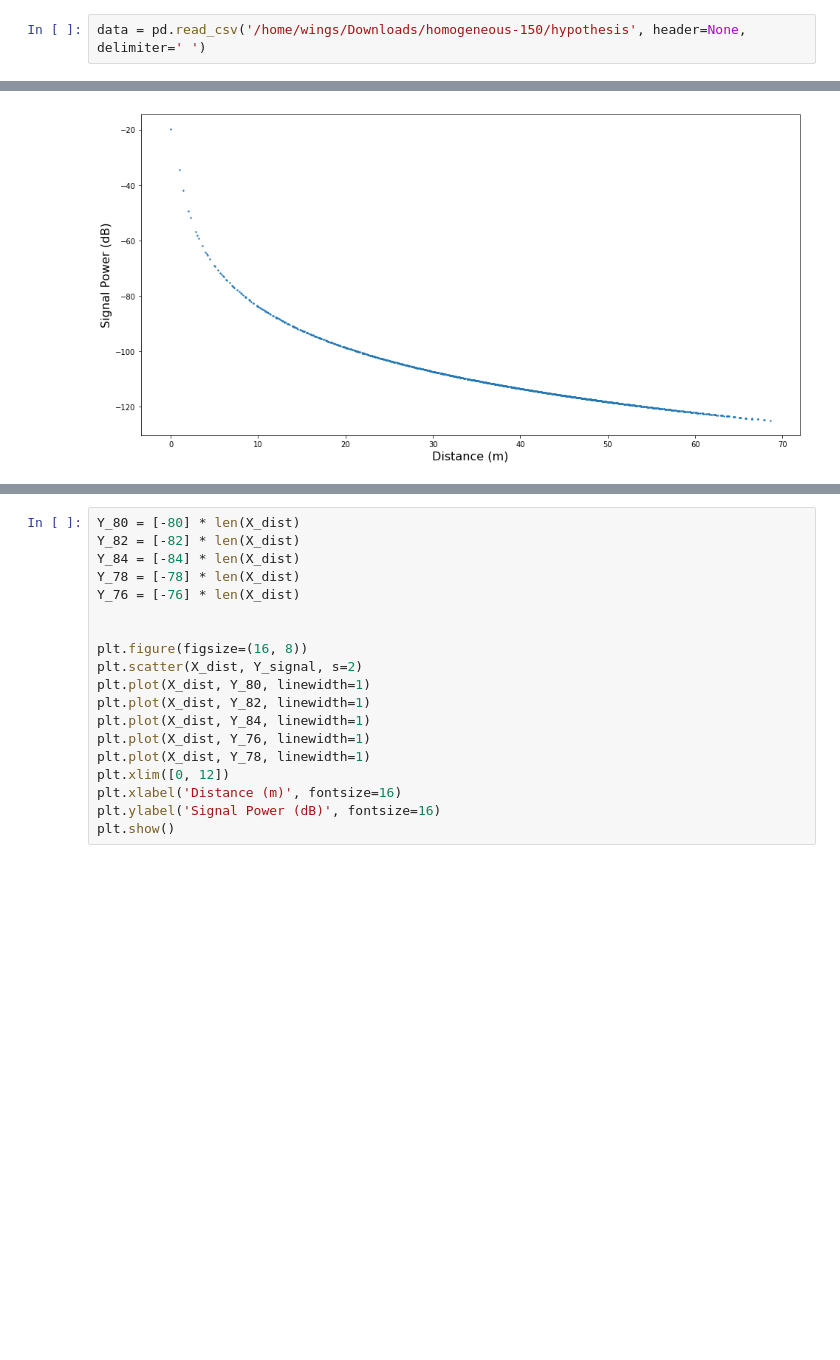
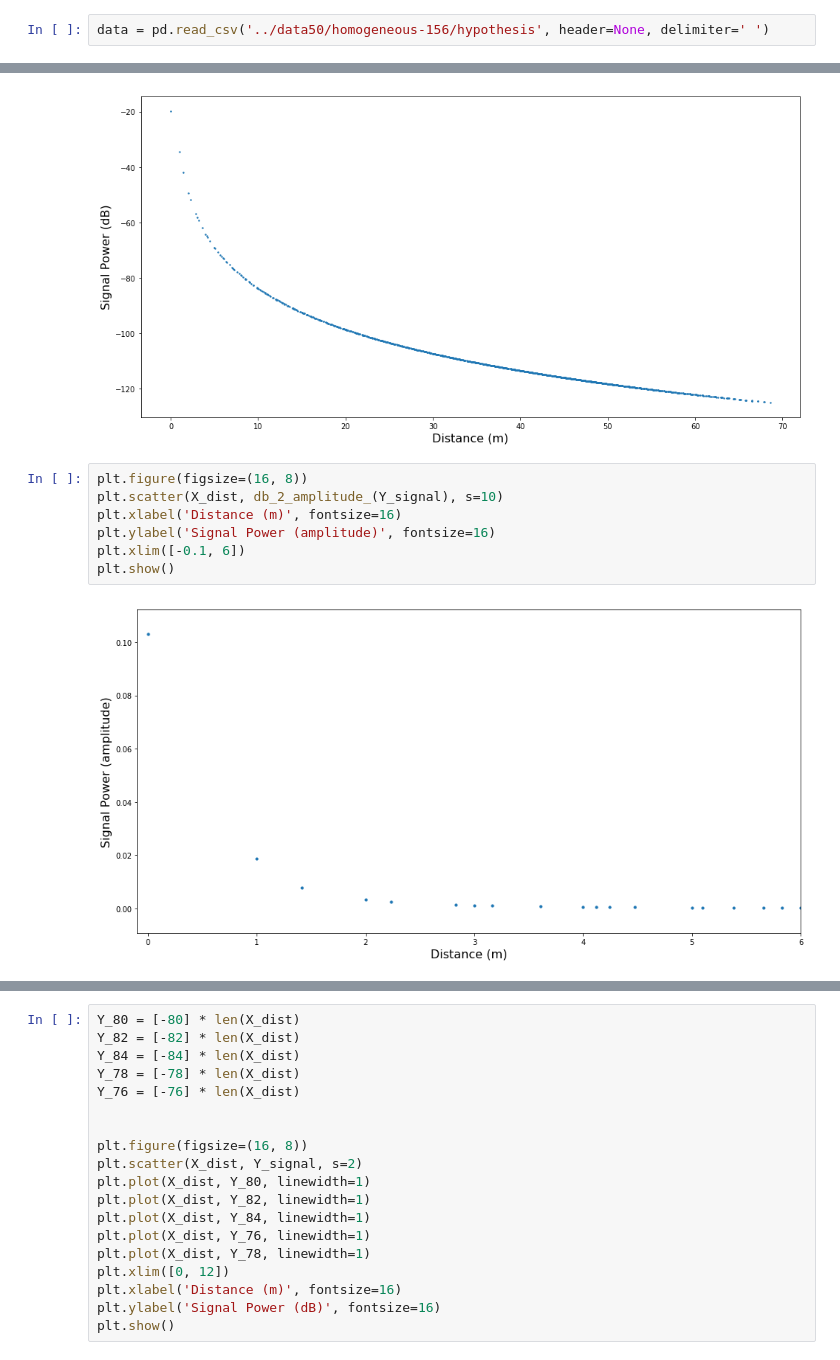
Before and after one commit to caitaozhan/Localization, a Jupyter notebook: visualize/visualize.ipynb, the cells around one changed output, grey strips where cells are left out. Saved outputs shown, nothing was run; the diff lists cells and outputs as text; blank space fills up the shorter version.

```diff
--- a/visualize/visualize.ipynb
+++ b/visualize/visualize.ipynb
@@ -5,7 +5,7 @@ import matplotlib.pyplot as plt
 import seaborn as sns
 import math
 # %%
-data = pd.read_csv('/home/wings/Downloads/homogeneous-150/hypothesis', header=None, delimiter=' ')
+data = pd.read_csv('../data50/homogeneous-156/hypothesis', header=None, delimiter=' ')
 # %%
 %%time
 
@@ -34,3 +46,12 @@ plt.ylabel('Signal Power (dB)', fontsize=16)
 plt.show()
 # %% [output]
 [figure]
+# %%
+plt.figure(figsize=(16, 8))
+plt.scatter(X_dist, db_2_amplitude_(Y_signal), s=10)
+plt.xlabel('Distance (m)', fontsize=16)
+plt.ylabel('Signal Power (amplitude)', fontsize=16)
+plt.xlim([-0.1, 6])
+plt.show()
+# %% [output]
+[figure, added]
```
Also changed, not shown: parts of 7 cells of this notebook, 1 other file.
